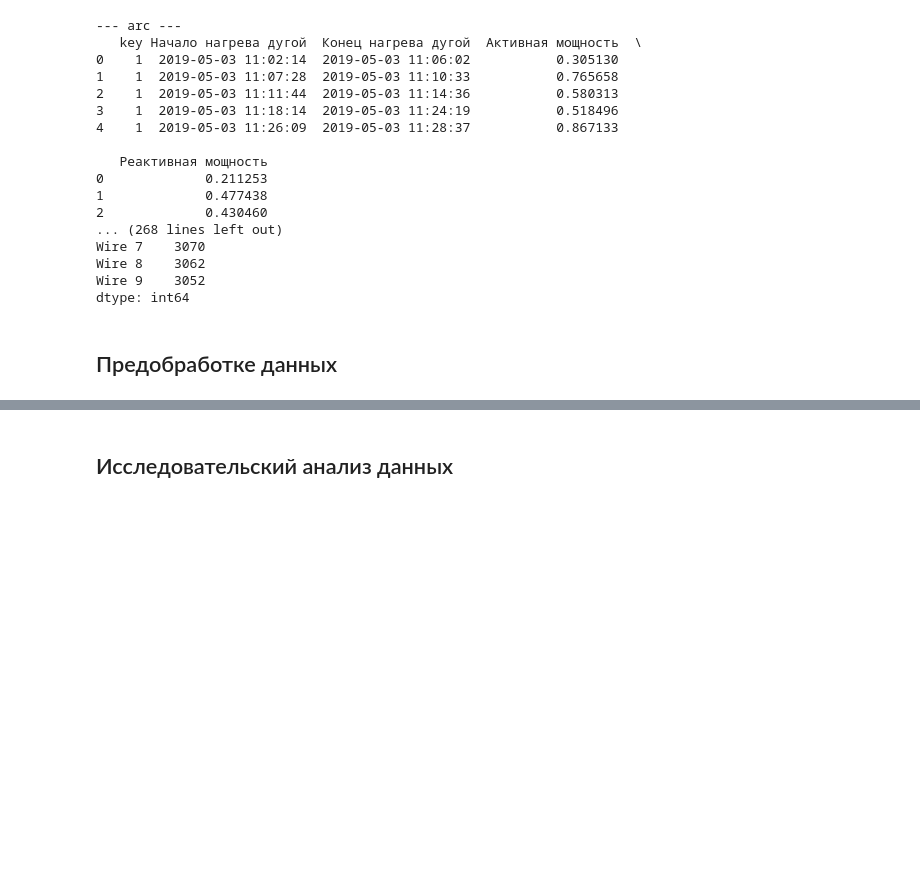
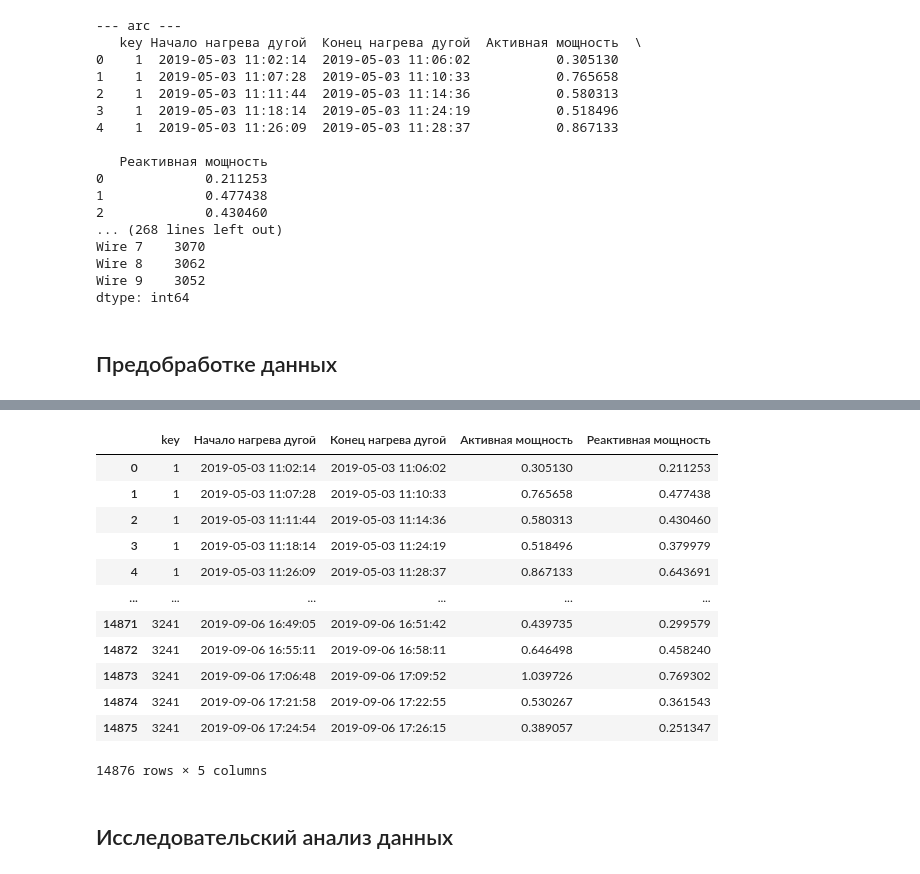
Before and after one commit to AleksTurov/Data-Science, a Jupyter notebook: industry_steel/industry steel.ipynb, the cells around one changed output, grey strips where cells are left out. Drawn from its saved outputs; the diff is of its cells as text; code cells hidden in the pictures; blank space fills up the shorter version.

```diff
--- a/industry_steel/industry steel.ipynb
+++ b/industry_steel/industry steel.ipynb
@@ -74,2 +88,18 @@ dtype: int64
+# %%
+arc
+# %% [output]
+|  | key | Начало нагрева дугой | Конец нагрева дугой | Активная мощность | Реактивная мощность |
+| 0 | 1 | 2019-05-03 11:02:14 | 2019-05-03 11:06:02 | 0.305130 | 0.211253 |
+| 1 | 1 | 2019-05-03 11:07:28 | 2019-05-03 11:10:33 | 0.765658 | 0.477438 |
+| 2 | 1 | 2019-05-03 11:11:44 | 2019-05-03 11:14:36 | 0.580313 | 0.430460 |
+| 3 | 1 | 2019-05-03 11:18:14 | 2019-05-03 11:24:19 | 0.518496 | 0.379979 |
+| 4 | 1 | 2019-05-03 11:26:09 | 2019-05-03 11:28:37 | 0.867133 | 0.643691 |
+| ... | ... | ... | ... | ... | ... |
+| 14871 | 3241 | 2019-09-06 16:49:05 | 2019-09-06 16:51:42 | 0.439735 | 0.299579 |
+| 14872 | 3241 | 2019-09-06 16:55:11 | 2019-09-06 16:58:11 | 0.646498 | 0.458240 |
+| 14873 | 3241 | 2019-09-06 17:06:48 | 2019-09-06 17:09:52 | 1.039726 | 0.769302 |
+| 14874 | 3241 | 2019-09-06 17:21:58 | 2019-09-06 17:22:55 | 0.530267 | 0.361543 |
+| 14875 | 3241 | 2019-09-06 17:24:54 | 2019-09-06 17:26:15 | 0.389057 | 0.251347 |
+14876 rows × 5 columns
 # %% [markdown]
 ## Исследовательский анализ данных
```
Also changed, not shown: parts of 5 cells of this notebook.
